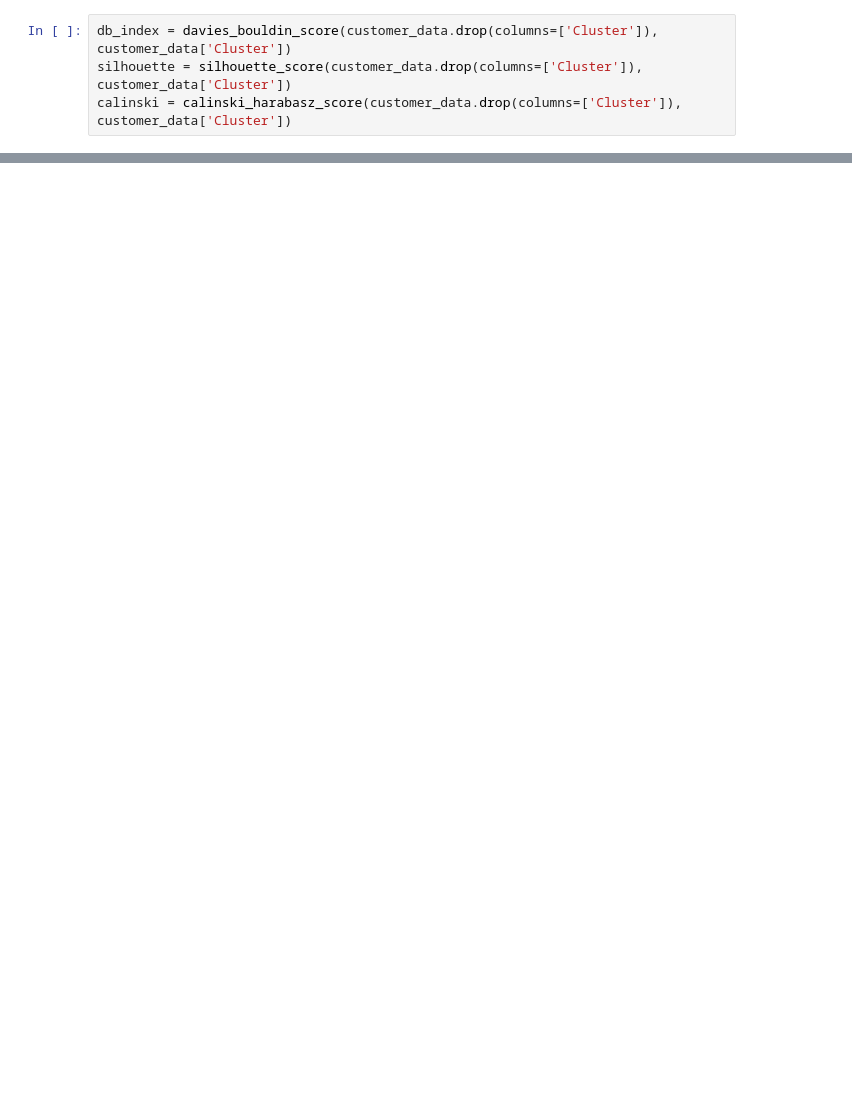
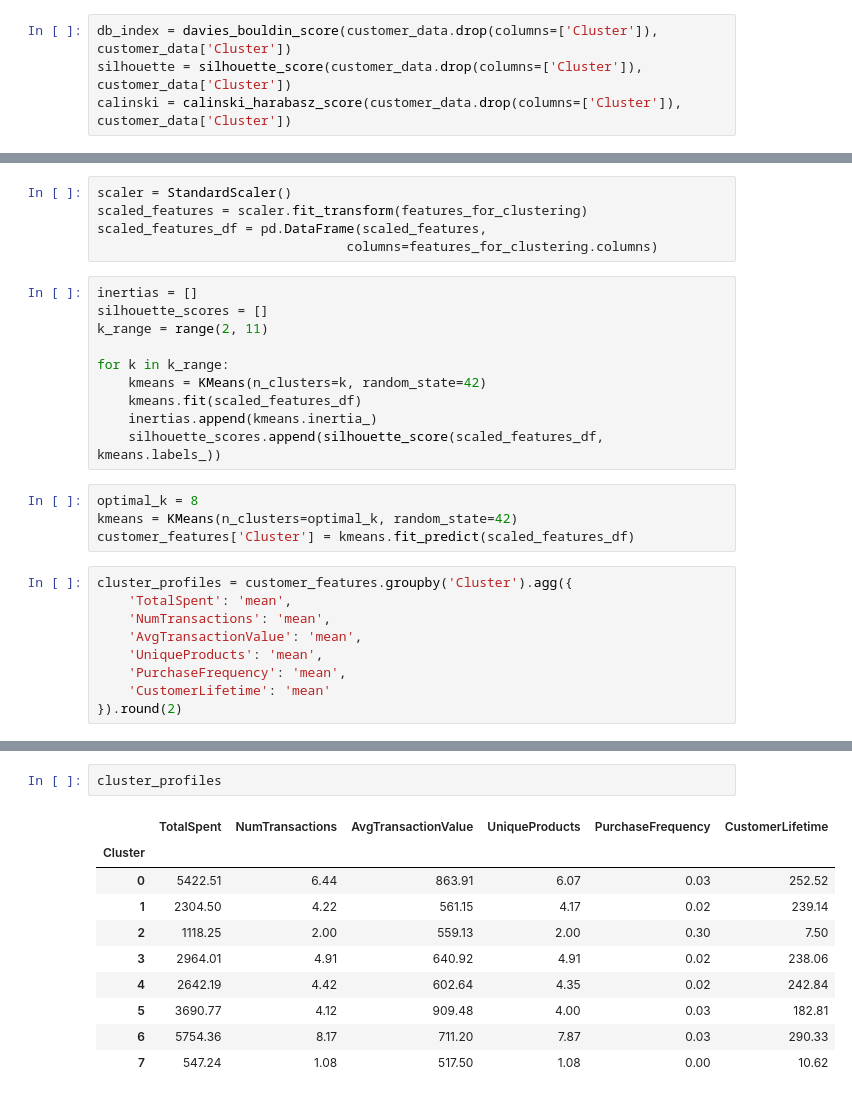
Before and after one commit to Swish78/eCommerce---Data-Science-Project, a Jupyter notebook: Swayam_Patil_Clustering.ipynb, the cells around one changed output, grey strips where cells are left out. Drawn from its saved outputs; the diff is of its cells as text; blank space fills up the shorter version.

```diff
--- a/Swayam_Patil_Clustering.ipynb
+++ b/Swayam_Patil_Clustering.ipynb
@@ -208,0 +266,28 @@ plt.show()
+# %%
+scaler = StandardScaler()
+scaled_features = scaler.fit_transform(features_for_clustering)
+scaled_features_df = pd.DataFrame(scaled_features,
+                                columns=features_for_clustering.columns)
+# %%
+inertias = []
+silhouette_scores = []
+k_range = range(2, 11)
+
+for k in k_range:
+    kmeans = KMeans(n_clusters=k, random_state=42)
+    kmeans.fit(scaled_features_df)
+    inertias.append(kmeans.inertia_)
+    silhouette_scores.append(silhouette_score(scaled_features_df, kmeans.labels_))
+# %%
+optimal_k = 8
+kmeans = KMeans(n_clusters=optimal_k, random_state=42)
+customer_features['Cluster'] = kmeans.fit_predict(scaled_features_df)
+# %%
+cluster_profiles = customer_features.groupby('Cluster').agg({
+    'TotalSpent': 'mean',
+    'NumTransactions': 'mean',
+    'AvgTransactionValue': 'mean',
+    'UniqueProducts': 'mean',
+    'PurchaseFrequency': 'mean',
+    'CustomerLifetime': 'mean'
+}).round(2)
@@ -208,0 +352,13 @@ plt.show()
+# %%
+cluster_profiles
+# %% [output]
+|  | TotalSpent | NumTransactions | AvgTransactionValue | UniqueProducts | PurchaseFrequency | CustomerLifetime |
+| Cluster |  |  |  |  |  |  |
+| 0 | 5422.51 | 6.44 | 863.91 | 6.07 | 0.03 | 252.52 |
+| 1 | 2304.50 | 4.22 | 561.15 | 4.17 | 0.02 | 239.14 |
+| 2 | 1118.25 | 2.00 | 559.13 | 2.00 | 0.30 | 7.50 |
+| 3 | 2964.01 | 4.91 | 640.92 | 4.91 | 0.02 | 238.06 |
+| 4 | 2642.19 | 4.42 | 602.64 | 4.35 | 0.02 | 242.84 |
+| 5 | 3690.77 | 4.12 | 909.48 | 4.00 | 0.03 | 182.81 |
+| 6 | 5754.36 | 8.17 | 711.20 | 7.87 | 0.03 | 290.33 |
+| 7 | 547.24 | 1.08 | 517.50 | 1.08 | 0.00 | 10.62 |
```
Also changed, not shown: parts of 25 cells of this notebook.
